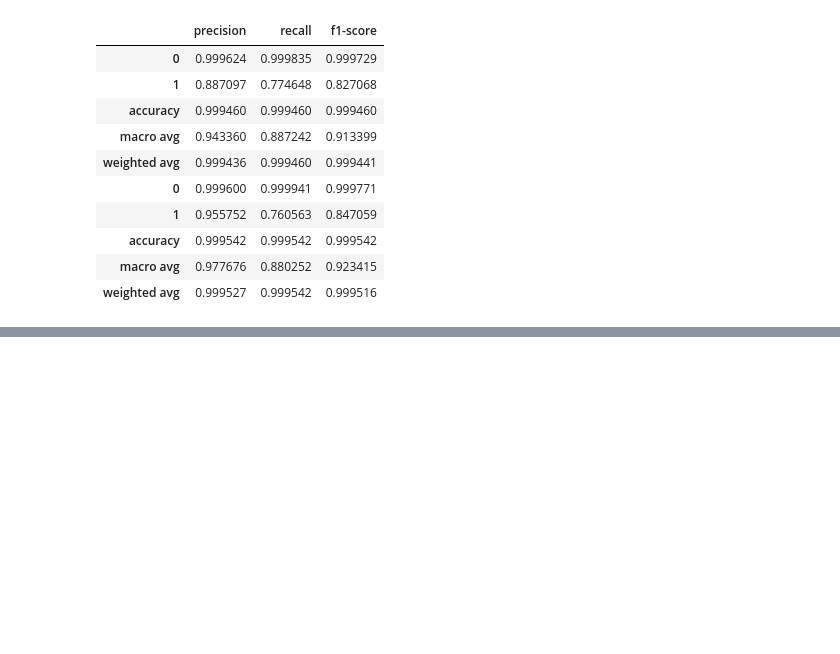
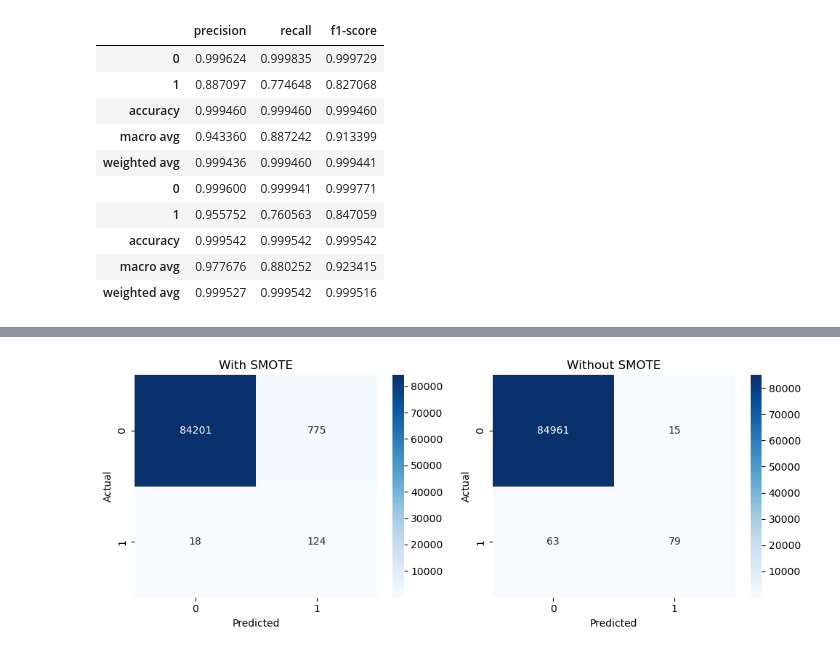
Before and after one commit to Gabrielmarqs12/ML-Fraud-Detection-Research, a Jupyter notebook: notebooks/machine learning/Model _Comparison.ipynb, the cells around one changed output, grey strips where cells are left out. Saved outputs shown, nothing was run; the diff lists cells and outputs as text; code cells hidden in the pictures; blank space fills up the shorter version.

```diff
--- a/notebooks/machine learning/Model _Comparison.ipynb
+++ b/notebooks/machine learning/Model _Comparison.ipynb
@@ -168,0 +200,4 @@ display(df_results[['precision', 'recall', 'f1-score']])
+# %%
+compare_confusion_matrix(y_test, y_predict_smote, y_predict_no_smote)
+# %% [output]
+[figure, added]
```
Also changed, not shown: parts of 6 cells of this notebook.
